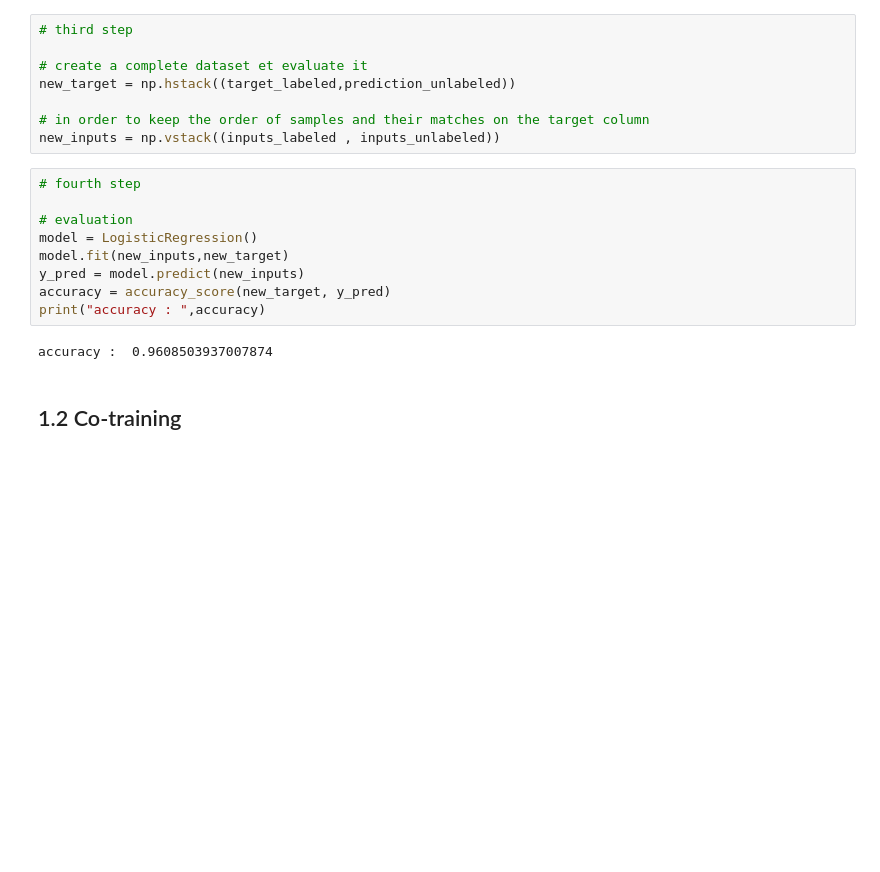
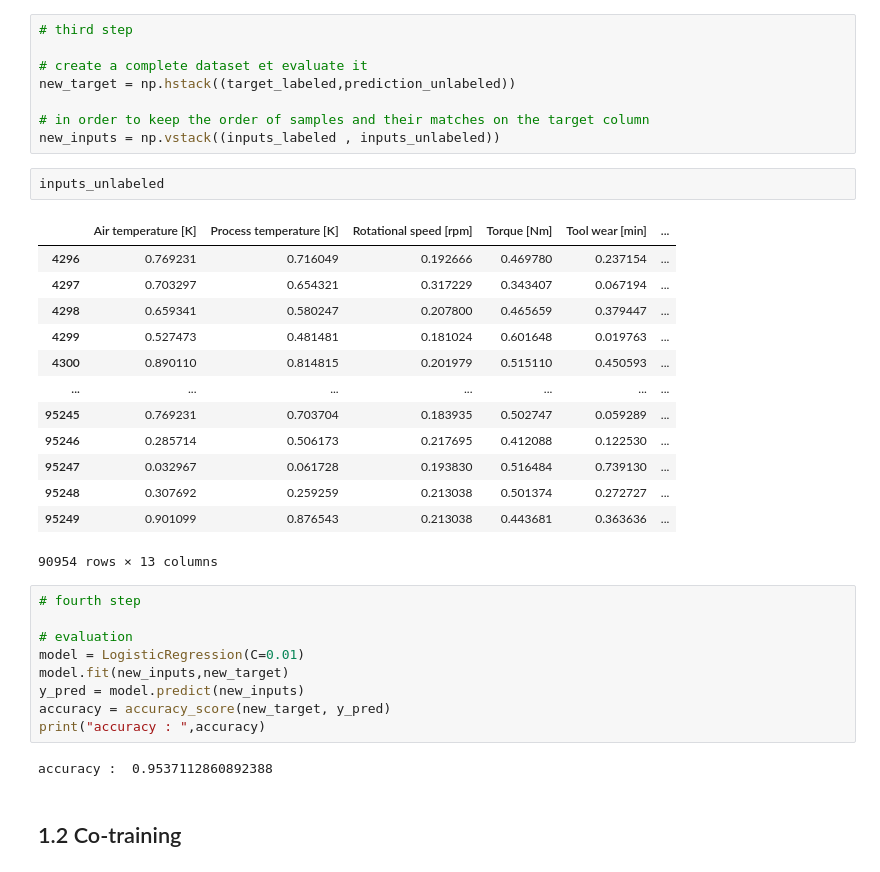
Before and after one commit to AmineYK/Exploring-Semi-Supervised-and-Active-Learning-Techniques-in-Data-Analysis, a Jupyter notebook: Semi supervised and active learning.ipynb, the cells around one changed output. Saved outputs shown, nothing was run; the diff lists cells and outputs as text; blank space fills up the shorter version.

```diff
--- a/Semi supervised and active learning.ipynb
+++ b/Semi supervised and active learning.ipynb
@@ -173,17 +172,33 @@ new_target = np.hstack((target_labeled,prediction_unlabeled))
 
 # in order to keep the order of samples and their matches on the target column
 new_inputs = np.vstack((inputs_labeled , inputs_unlabeled))
+# %%
+inputs_unlabeled
+# %% [output]
+|  | Air temperature [K] | Process temperature [K] | Rotational speed [rpm] | Torque [Nm] | Tool wear [min] | ... |
+| 4296 | 0.769231 | 0.716049 | 0.192666 | 0.469780 | 0.237154 | ... |
+| 4297 | 0.703297 | 0.654321 | 0.317229 | 0.343407 | 0.067194 | ... |
+| 4298 | 0.659341 | 0.580247 | 0.207800 | 0.465659 | 0.379447 | ... |
+| 4299 | 0.527473 | 0.481481 | 0.181024 | 0.601648 | 0.019763 | ... |
+| 4300 | 0.890110 | 0.814815 | 0.201979 | 0.515110 | 0.450593 | ... |
+| ... | ... | ... | ... | ... | ... | ... |
+| 95245 | 0.769231 | 0.703704 | 0.183935 | 0.502747 | 0.059289 | ... |
+| 95246 | 0.285714 | 0.506173 | 0.217695 | 0.412088 | 0.122530 | ... |
+| 95247 | 0.032967 | 0.061728 | 0.193830 | 0.516484 | 0.739130 | ... |
+| 95248 | 0.307692 | 0.259259 | 0.213038 | 0.501374 | 0.272727 | ... |
+| 95249 | 0.901099 | 0.876543 | 0.213038 | 0.443681 | 0.363636 | ... |
+90954 rows × 13 columns
 # %%
 # fourth step
 
 # evaluation
-model = LogisticRegression()
+model = LogisticRegression(C=0.01)
 model.fit(new_inputs,new_target)
 y_pred = model.predict(new_inputs)
 accuracy = accuracy_score(new_target, y_pred)
 print("accuracy : ",accuracy)
 # %% [output]
-accuracy :  0.9608503937007874
+accuracy :  0.9537112860892388
 # %% [markdown]
 ## 1.2 Co-training
 # %% [markdown]
```
Also changed, not shown: parts of 45 cells of this notebook.
